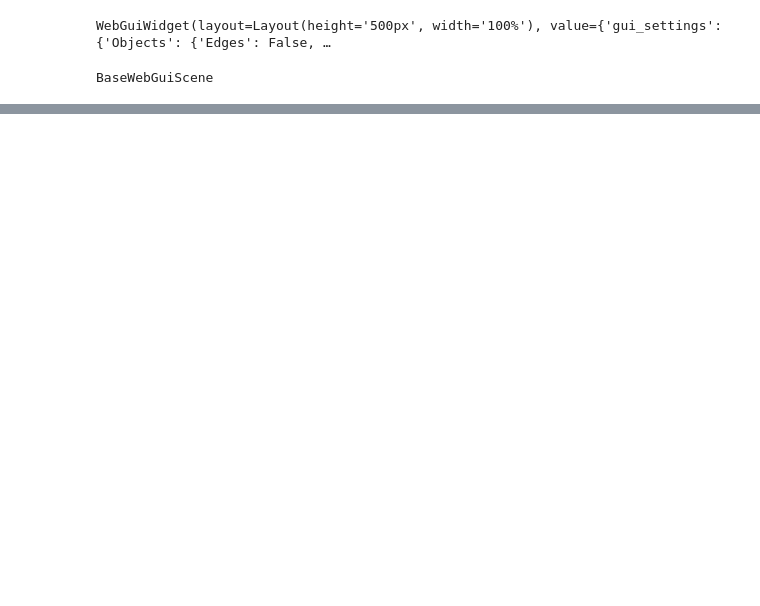
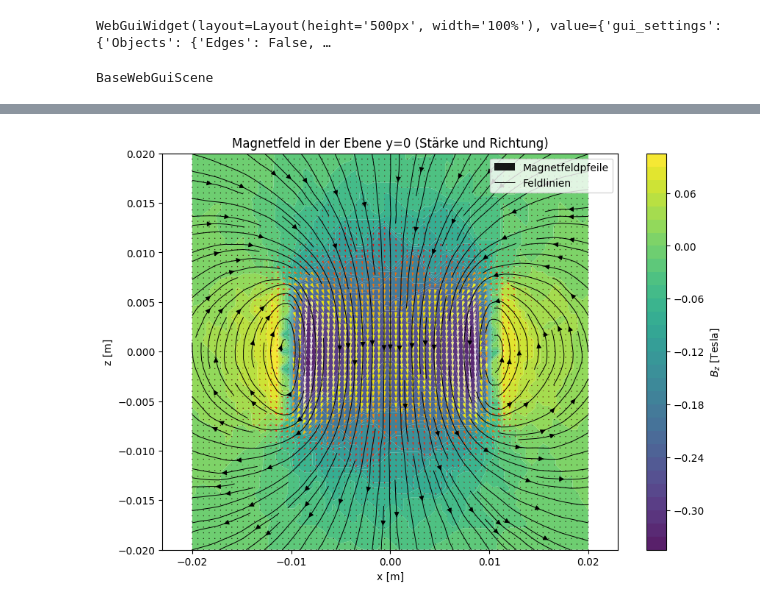
Before and after one commit to Saxermi/hana_pde_modeling_fem, a Jupyter notebook: 4_MagVekPot_HomCoil.ipynb, the cells around one changed output, grey strips where cells are left out. Saved outputs shown, nothing was run; the diff lists cells and outputs as text; code cells hidden in the pictures; blank space fills up the shorter version.

```diff
--- a/4_MagVekPot_HomCoil.ipynb
+++ b/4_MagVekPot_HomCoil.ipynb
@@ -191,0 +182,54 @@ plt.show()
+# %%
+import numpy as np
+import matplotlib.pyplot as plt
+
+# Anzahl der Punkte im Gitter
+nx = 71
+nz = 71
+
+# Bereich für x und z festlegen (z.B. ±0.02 m)
+lim = 0.02
+xvals = np.linspace(-lim, lim, nx)
+zvals = np.linspace(-lim, lim, nz)
+
+# Meshgrid anlegen, für (X,Z)
+X, Z = np.meshgrid(xvals, zvals)
+
+# Arrays für Bx (U), Bz (V) und Magnetfeldstärke (Mag) anlegen
+U = np.zeros_like(X)
+V = np.zeros_like(X)
+Mag = np.zeros_like(X)  # Betrag des Magnetfelds
+
+# Schleife über Gitterpunkte und Magnetfeld auswerten
+for i in range(nz):
+    for j in range(nx):
+        x = X[i, j]
+        z = Z[i, j]
+
+        B_val = B(mesh(x, 0, z))  # B_val enthält (Bx, By, Bz)
+        U[i, j] = B_val[0]       # x-Komponente
+        V[i, j] = B_val[2]       # z-Komponente
+        Mag[i, j] = np.sqrt(B_val[0]**2 + B_val[2]**2)  # Magnetfeldstärke
+
+# Plot erstellen
+plt.figure(figsize=(10, 7))
+plt.title("Magnetfeld in der Ebene y=0 (Stärke und Richtung)")
+
+# Hintergrundkontur für Bz
+cont = plt.contourf(X, Z, Bz, levels=30, cmap="viridis", alpha=0.9, antialiased=True)
+plt.colorbar(cont, label="$B_z$ [Tesla]")
+
+# Pfeile für Magnetfeld (Länge proportional zur Stärke)
+plt.quiver(X, Z, U, V, Mag, scale=20, cmap="hot", label="Magnetfeld $\\mathbf{B}$")
+
+# Stromlinienplot (Feldlinien)
+plt.streamplot(X, Z, U, V, color='k', density=1.5, linewidth=0.7)
+
+# Layout
+plt.axis('equal')
+plt.xlabel("x [m]")
+plt.ylabel("z [m]")
+plt.legend(["Magnetfeldpfeile", "Feldlinien"], loc='upper right')
+plt.show()
+# %% [output]
+[figure, added]
```
Also changed, not shown: parts of 7 cells of this notebook.
